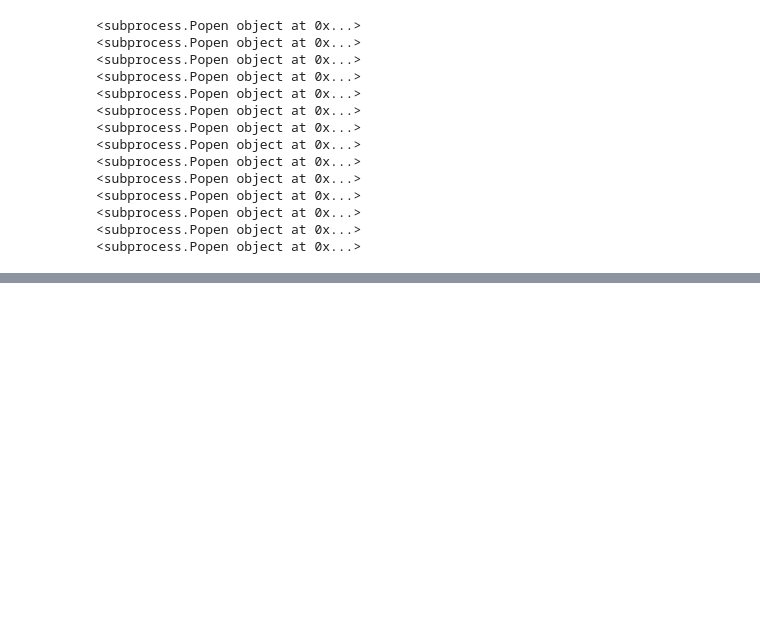
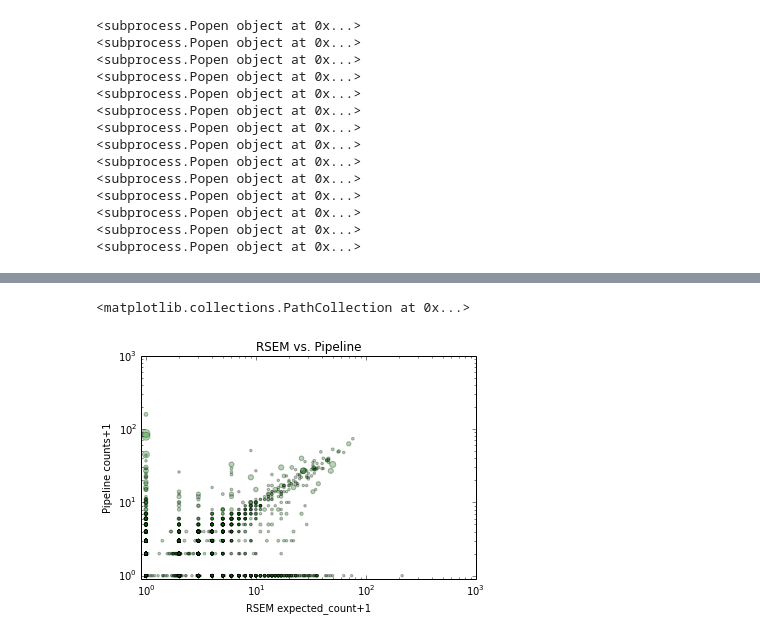
Before and after one commit to indrops/indrops, a Jupyter notebook: notebooks/Allon Controls.ipynb, the cells around one changed output, grey strips where cells are left out. Cells and saved outputs as stored; diff of their text form; code cells hidden in the pictures; blank space fills up the shorter version.

```diff
--- a/notebooks/Allon Controls.ipynb
+++ b/notebooks/Allon Controls.ipynb
@@ -68,0 +73,28 @@ Populating the interactive namespace from numpy and matplotlib
+# %%
+#First, load translation table...
+ens_tx_to_geneid = {}
+with open('../../temp_dropseq/head_to_head/ENS_symbols.txt', 'r') as f:
+    head = next(f).rstrip().split('\t')
+    for line in f:
+        line = line.rstrip().split('\t')
+        ens_to_geneid[line[1]] = line[2]
+# %%
+#Load the RSEM data
+from collections import defaultdict
+rsem_counts = defaultdict(float)
+with open('../../temp_dropseq/head_to_head/reads_100_157.rsem.genes.results') as rsem:
+    head = next(rsem).rstrip().split('\t')
+    for line in rsem:
+        line = line.rstrip().split('\t')
+        gene = ens_to_geneid[line[0]]
+        rsem_counts[gene] += float(line[4])
+# %%
+#Load the custom pipeline data
+pipeline_counts = defaultdict(float)
+pipeline_ambigs = defaultdict(float)
+with open('../../temp_dropseq/head_to_head/reads_100_157.counts.txt') as f:
+    head = next(f).rstrip().split('\t')
+    for line in f:
+        line = line.rstrip().split('\t')
+        pipeline_counts[line[0]] = float(line[1])
+        pipeline_ambigs[line[0]] = float(line[2])
@@ -68,0 +109,18 @@ Populating the interactive namespace from numpy and matplotlib
+# %%
+merged = []
+for k in set(rsem_counts.keys()).union(set(pipeline_counts.keys())):
+    merged.append((k, rsem_counts[k], pipeline_counts[k], pipeline_ambigs[k]+6))
+# %%
+genes, x, y, s = zip(*merged)
+x=np.array(x)
+y=np.array(y)
+ax = plt.subplot(111, title='RSEM vs. Pipeline',
+                 xscale='log', yscale='log',
+                 xlabel='RSEM expected_count+1', ylabel='Pipeline counts+1',
+                 xlim=[0.9, 10**3], ylim=[0.9, 10**3],
+                 )
+ax.scatter(x+1, y+1, s=s, label='mm10', c='g', alpha=0.3)
+ax.plot([0.9, 10**3], [0.9, 10**3], 'k--')
+# %% [output]
+<matplotlib.collections.PathCollection at 0x...>
+[figure, added]
```
Also changed, not shown: parts of 7 cells of this notebook, 3 other files.
